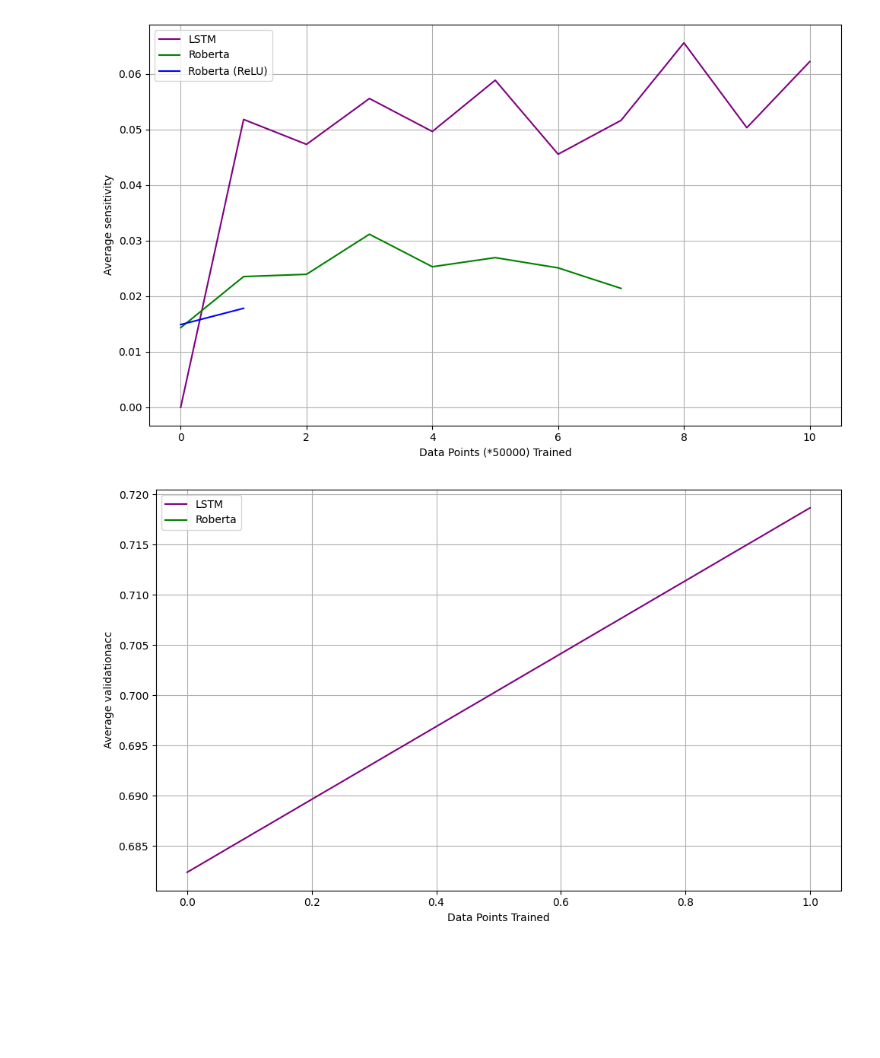
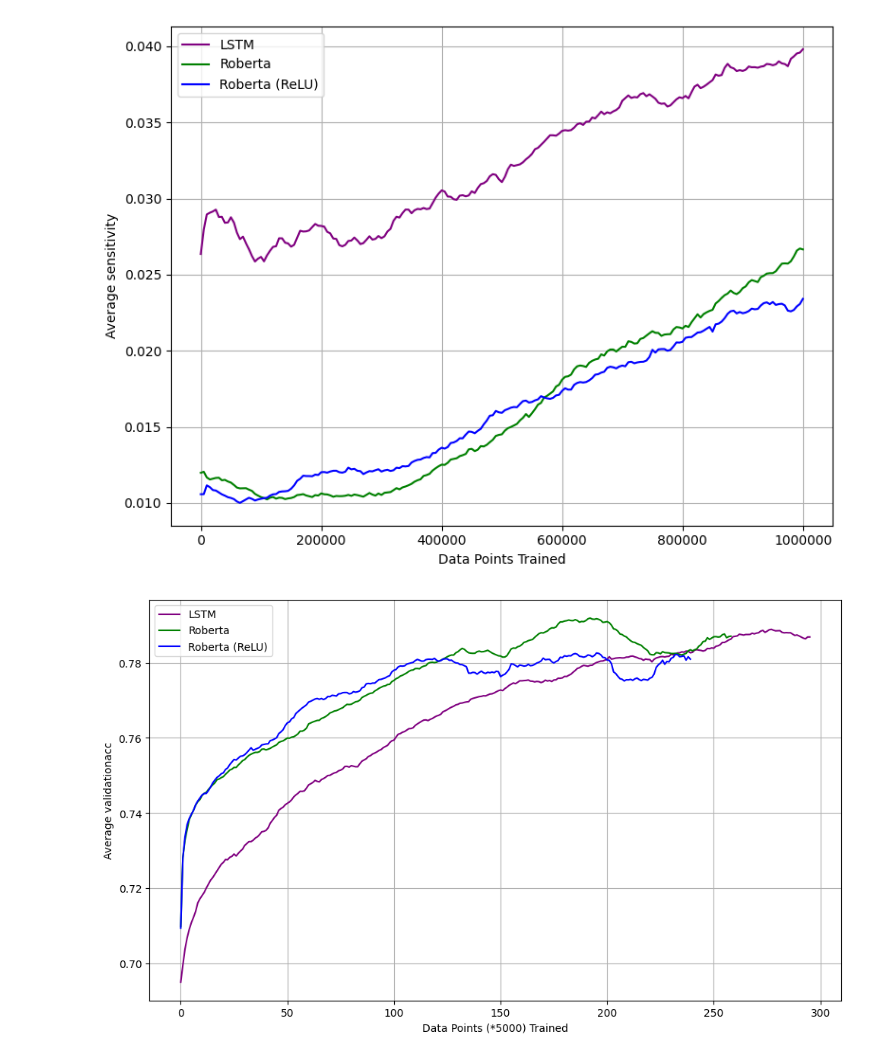
Before and after one commit to KevinZhoutianyi/USC-SB-Transformer, a Jupyter notebook: plot_new.ipynb, the cells around one changed output. Cells and saved outputs as stored; diff of their text form; code cells hidden in the pictures; blank space fills up the shorter version.

```diff
--- a/plot_new.ipynb
+++ b/plot_new.ipynb
@@ -6,3 +4,11 @@ data_name = 'qqp'
+# %%
+configs = [
+    ['qqp', 'default', 20, 5000],
+    ['qqp', 'variance-4', 20, 5000],
+    ['mrpc', 'default', 50, 500],
+]
+# %%
+data_name, exp_name, window_size, report_number = configs[1]
 # %%
 def moving_average(data, window_size):
     """Compute the moving average of a list or array."""
@@ -13,29 +19,33 @@ def moving_average(data, window_size):
 metric = 'sensitivity'
 sensitivity_data = {
     'lstm': moving_average(
-        np.mean(np.load(f'logs/{data_name}/lstm/default/'+metric+'.npy'), axis=1),
-        window_size=1),
+        np.mean(np.load(f'logs/{data_name}/lstm/{exp_name}/'+metric+'.npy'), axis=1),
+        window_size=window_size),
     'roberta': moving_average(
-        np.mean(np.load(f'logs/{data_name}/roberta-scratch/default/'+metric+'.npy'), axis=1),
-        window_size=1),
+        np.mean(np.load(f'logs/{data_name}/roberta-scratch/{exp_name}/'+metric+'.npy'), axis=1),
+        window_size=window_size),
     'roberta (relu)': moving_average(
-        np.mean(np.load(f'logs/{data_name}/roberta-scratch_relu/default/'+metric+'.npy'), axis=1),
-        window_size=1)
+        np.mean(np.load(f'logs/{data_name}/roberta-scratch_relu/{exp_name}/'+metric+'.npy'), axis=1),
+        window_size=window_size)
 }
 # %%
-fig, ax = plt.subplots(nrows=1,ncols=1,figsize=(10, 6))
-ax.plot(sensitivity_data['lstm'], label='LSTM', color='purple')
-ax.plot(sensitivity_data['roberta'], label='Roberta', color='green')
-ax.plot(sensitivity_data['roberta (relu)'], label='Roberta (ReLU)', color='blue')
-ax.set_xlabel('Data Points (*50000) Trained')
+RANGE = 201
+xs = (np.arange(RANGE) * report_number).astype(np.int32).tolist()
+fig, ax = plt.subplots(nrows=1,ncols=1,figsize=(8, 6))
+ax.plot(xs, sensitivity_data['lstm'][:RANGE], label='LSTM', color='purple')
+ax.plot(xs, sensitivity_data['roberta'][:RANGE], label='Roberta', color='green')
+ax.plot(xs, sensitivity_data['roberta (relu)'][:RANGE], label='Roberta (ReLU)', color='blue')
+ax.set_xlabel(f'Data Points Trained')
 ax.set_ylabel(f'Average {metric}')
+ax.ticklabel_format(useOffset=False)
+ax.ticklabel_format(style='plain')
 #plt.title('Change of Average Sensitivity with Data Points Trained')
 plt.legend()
 plt.grid(True)
 plt.tight_layout()
 plt.show()
 # %% [output]
-[figure, old version]
+[figure, new version]
 # %%
 metric = 'validationacc'
 validation_data = {
@@ -51,10 +61,10 @@ validation_data = {
 }
 # %%
 plt.figure(figsize=(10, 6))
-plt.plot(sensitivity_data['lstm'], label='LSTM', color='purple')
-plt.plot(sensitivity_data['roberta'], label='Roberta', color='green')
-plt.plot(sensitivity_data['roberta'], label='Roberta', color='green')
-plt.xlabel('Data Points Trained')
+plt.plot(validation_data['lstm'], label='LSTM', color='purple')
+plt.plot(validation_data['roberta'], label='Roberta', color='green')
+plt.plot(validation_data['roberta (relu)'], label='Roberta (ReLU)', color='blue')
+plt.xlabel(f'Data Points (*{report_number}) Trained')
 plt.ylabel(f'Average {metric}')
 #plt.title('Change of Average Sensitivity with Data Points Trained')
 plt.legend()
@@ -62,4 +72,4 @@ plt.grid(True)
 plt.tight_layout()
 plt.show()
 # %% [output]
-[figure, old version]
+[figure, new version]
```
Also changed, not shown: parts of 4 cells of this notebook, 8 other files.
